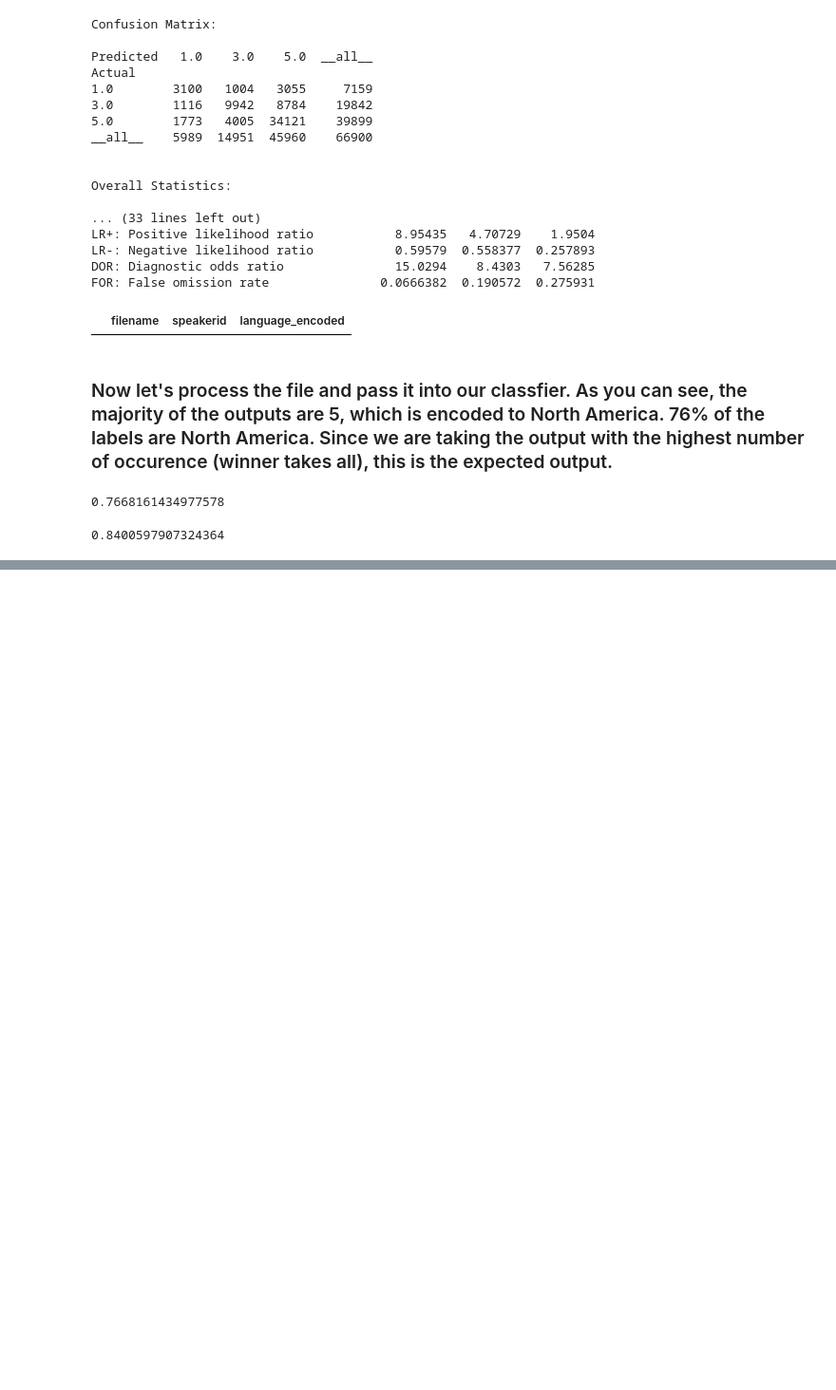
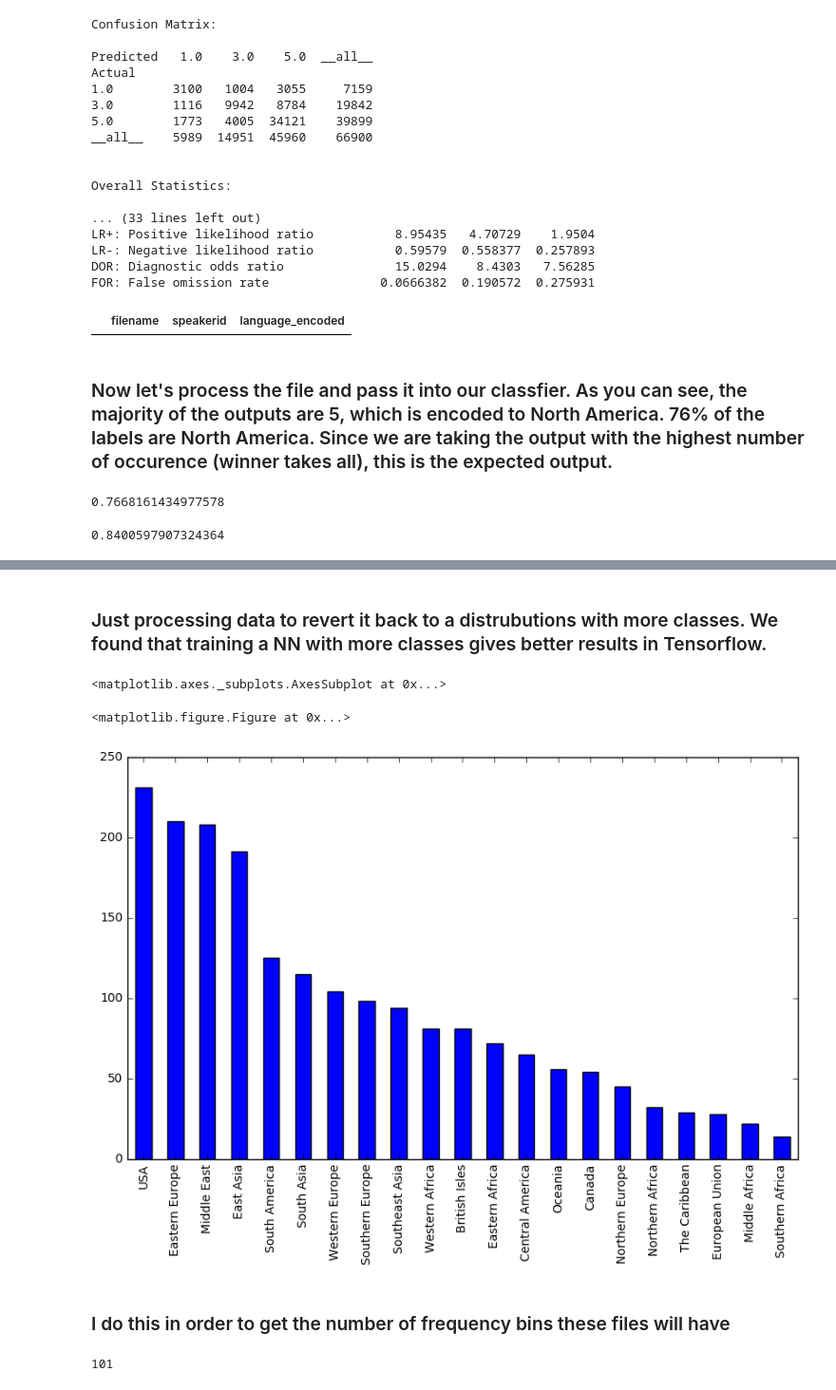
Before and after one commit to ealvarezz/Accent_NeuralNetwork, a Jupyter notebook: Accent_Identification_Final.ipynb, the cells around one changed output, grey strips where cells are left out. Shown at 95% size. Cells and saved outputs as stored; diff of their text form; code cells hidden in the pictures; blank space fills up the shorter version.

```diff
--- a/Accent_Identification_Final.ipynb
+++ b/Accent_Identification_Final.ipynb
@@ -654,0 +651,47 @@ len(arr[arr==1])/len(arr)
+# %% [markdown]
+### Just processing data to revert it back to a distrubutions with more classes. We found that training a NN with more classes gives better results in Tensorflow.
+# %%
+BASE='/home/sajid.kamal/BobVageneIdentification/'
+RECORDINGS = BASE + 'recordings/'
+DATA_FILE_NAME = BASE + 'speakers_all.csv'
+FILE_EXTENSION = '.mp3'
+speech_data = pd.read_csv(DATA_FILE_NAME).iloc[:, :-3]
+
+speech_data = speech_data[speech_data['file_missing?'] == False].iloc[:, :-1] # We get rid of the files that don't have a corresponding speech file
+
+MAP_FILE = 'UNcountrygrouping.csv'
+map_data = pd.read_csv(MAP_FILE, names=['Country','Region'])
+map_data.Country = map_data.Country.str.lower()
+
+plt.figure(figsize=(10,6))
+speech_data['region'] = speech_data['country'].map(map_data.set_index('Country')['Region'])
+
+speech_data = speech_data.dropna()
+usa = speech_data[speech_data['region'] == 'USA']
+females = usa[usa['sex']== 'female'].sample(80)
+males = usa[usa['sex'] == 'male'].sample(80)
+
+speech_data.drop(females.index, inplace=True)
+speech_data.drop(males.index, inplace = True)
+
+#usa = speech_data[speech_data['region'] == 'USA']
+
+plt.figure(figsize=(10,6))
+speech_data['region'] = speech_data['country'].map(map_data.set_index('Country')['Region'])
+pd.value_counts(speech_data['region']).plot.bar()
+# %% [output]
+<matplotlib.axes._subplots.AxesSubplot at 0x...>
+<matplotlib.figure.Figure at 0x...>
+[figure, added]
+# %% [markdown]
+### I do this in order to get the number of frequency bins these files will have
+# %%
+HOP_SIZE = 0.01
+WINDOW_SIZE = 0.025
+filename = RECORDINGS + 'afrikaans4' + '.mp3'
+y, sr = librosa.load(filename, sr=8000)     # y is the audio series and sr in the number of sample per second
+x = librosa.core.stft(y, n_fft=int(sr * WINDOW_SIZE), hop_length=int(HOP_SIZE * sr))
+num_bins = x.shape[0]
+print(num_bins)
+# %% [output]
+101
```
Also changed, not shown: parts of 41 cells of this notebook.
